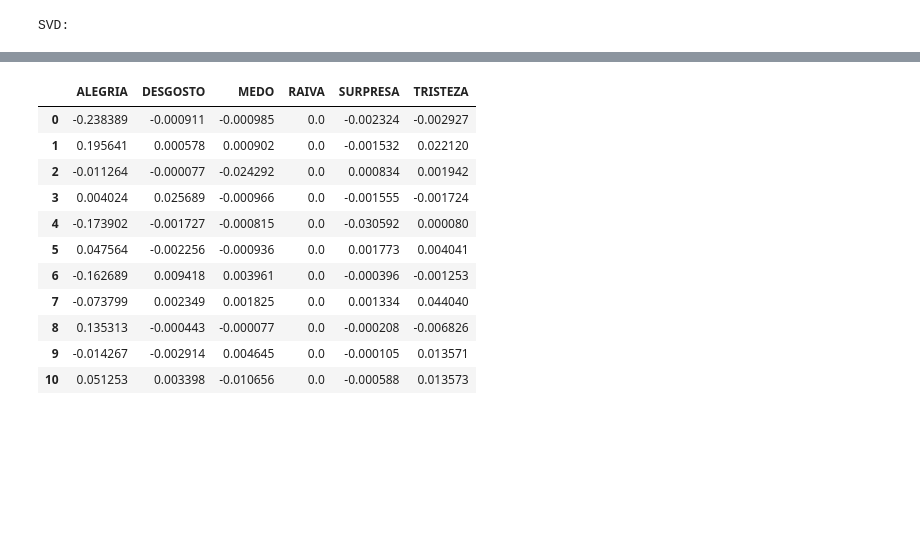
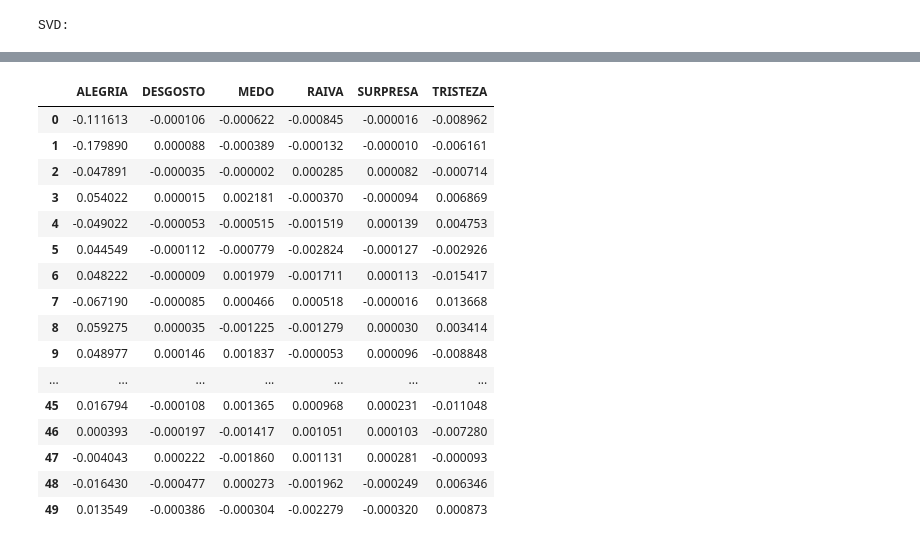
Before and after one commit to rdenadai/TxtP-Study-Notebooks, a Jupyter notebook: notebooks/text_classification_example.ipynb, the cells around one changed output, grey strips where cells are left out. Cells and saved outputs as stored; diff of their text form; code cells hidden in the pictures; blank space fills up the shorter version.

```diff
--- a/notebooks/text_classification_example.ipynb
+++ b/notebooks/text_classification_example.ipynb
@@ -523,5 +523,5 @@ Count:
 # %%
-rank = 50
+rank = 150
 USE = True
 X = X_count if USE else X_tfidf
 weights = weights_count if USE else weights_tfidf
@@ -530,7 +530,7 @@ vectorizer = vec_count if USE else vec_tfidf
 print('SVD: ')
 AC = copy.deepcopy(X.toarray().T)
 u, s, v = np.linalg.svd(AC, full_matrices=False)
-u, s, v = u[:, :rank], np.diag(s)[:rank, :rank], v[:rank, :]
+u, v = u[:, :rank], v[:rank, :] # s[:rank], v[:rank, :]
 rank = u.shape[1]
 
 # print('Original and SVD equals: ', np.allclose(AC, np.dot(u, np.dot(np.diag(s), v))))
@@ -582,9 +588,9 @@ Matriz VT:
 # %%
 %%cython
+import numpy as np
 cimport numpy as np
-import numpy as np
 
-def calculate_emotional_state(u, dict idx, dict emotion_words, weights, int rank):
+def calculate_emotional_state_int1(u, dict idx, dict emotion_words, weights, int rank):
 # def calculate_emotional_state(u, idx, emotion_words, weights, rank):
     cdef int k
     cdef int i
@@ -593,7 +599,17 @@ def calculate_emotional_state(u, dict idx, dict emotion_words, weights, int rank
     for k, values in enumerate(emotion_words.values()):
         for value in values:
             for i in range(rank):
-                indexes = filter(None, [e if value in inx else None for e, inx in enumerate(idx.keys())])
+                indexes = [e for e, inx in enumerate(idx.keys()) if value in inx]
                 wv[i][k] += np.sum([u[index][i] * weights.iloc[index].values for index in indexes])
     return wv / rank
+
+
+def calculate_sentiment_weights2(list words, int dims, u, weights, dict idx):
+    cdef int i
+    wv = np.zeros((dims))
+    for value in words:
+        for i in range(dims):
+            indexes = [e for e, inx in enumerate(idx.keys()) if value in inx]
+            wv[i] += sum([sum(u[index][i] * weights.iloc[index].values) for index in indexes])
+    return wv / dims
 # %%
@@ -614,6 +627,20 @@ def calculate_emotional_state_int(u, idx, emotion_words, weights, rank):
         calc_weights = procs.map(f, emotion_words.values(), chunksize=25)
         wv = np.asarray(list(calc_weights))
     return wv.T
+# %%
+def work(words, dims, u, weights, idx):
+    return calculate_sentiment_weights2(words, dims, u, weights, idx)
+
+def calculate_emotional_state_int3(u, idx, emotion_words, weights, dims):
+    with concurrent.futures.ProcessPoolExecutor() as procs:
+        f = partial(work, dims=dims, u=u, weights=weights, idx=idx)
+        calc_weights = procs.map(f, list(emotion_words.values()))
+        return np.asarray(list(calc_weights)).T
+#         wv = np.zeros((dims, len(emotion_words.keys())))
+#         for k, values in enumerate(emotion_words.values()):
+#             future = procs.submit(work, values, dims, u, weights, idx)
+#             wv[:, k] = future.result()
+#         return wv
 # %%
 # idx = { w:i for i, w in enumerate(weights.index.get_values())}
 # for key, values in emotion_words.items():
@@ -625,22 +652,27 @@ def calculate_emotional_state_int(u, idx, emotion_words, weights, rank):
 idx = {w: i for i, w in enumerate(weights.index.get_values())}
 lista_palavras = idx.keys()
 for key, values in emotion_words.items():
-    emotion_words[key] = list(filter(None, [value if value in lista_palavras else None for value in values]))
+    emotion_words[key] = list(filter(None, set([value if value in lista_palavras else None for value in values])))
 # %%
-wv = calculate_emotional_state(u, idx, emotion_words, weights, rank)
+wv = calculate_emotional_state_int3(u, idx, emotion_words, weights, rank)
 df = pd.DataFrame(wv, columns=emotion_words.keys())
 display(df.head(50))
 # %% [output]
 |  | ALEGRIA | DESGOSTO | MEDO | RAIVA | SURPRESA | TRISTEZA |
-| 0 | -0.238389 | -0.000911 | -0.000985 | 0.0 | -0.002324 | -0.002927 |
-| 1 | 0.195641 | 0.000578 | 0.000902 | 0.0 | -0.001532 | 0.022120 |
-| 2 | -0.011264 | -0.000077 | -0.024292 | 0.0 | 0.000834 | 0.001942 |
-| 3 | 0.004024 | 0.025689 | -0.000966 | 0.0 | -0.001555 | -0.001724 |
-| 4 | -0.173902 | -0.001727 | -0.000815 | 0.0 | -0.030592 | 0.000080 |
-| 5 | 0.047564 | -0.002256 | -0.000936 | 0.0 | 0.001773 | 0.004041 |
-| 6 | -0.162689 | 0.009418 | 0.003961 | 0.0 | -0.000396 | -0.001253 |
-| 7 | -0.073799 | 0.002349 | 0.001825 | 0.0 | 0.001334 | 0.044040 |
-| 8 | 0.135313 | -0.000443 | -0.000077 | 0.0 | -0.000208 | -0.006826 |
-| 9 | -0.014267 | -0.002914 | 0.004645 | 0.0 | -0.000105 | 0.013571 |
-| 10 | 0.051253 | 0.003398 | -0.010656 | 0.0 | -0.000588 | 0.013573 |
+| 0 | -0.111613 | -0.000106 | -0.000622 | -0.000845 | -0.000016 | -0.008962 |
+| 1 | -0.179890 | 0.000088 | -0.000389 | -0.000132 | -0.000010 | -0.006161 |
+| 2 | -0.047891 | -0.000035 | -0.000002 | 0.000285 | 0.000082 | -0.000714 |
+| 3 | 0.054022 | 0.000015 | 0.002181 | -0.000370 | -0.000094 | 0.006869 |
+| 4 | -0.049022 | -0.000053 | -0.000515 | -0.001519 | 0.000139 | 0.004753 |
+| 5 | 0.044549 | -0.000112 | -0.000779 | -0.002824 | -0.000127 | -0.002926 |
+| 6 | 0.048222 | -0.000009 | 0.001979 | -0.001711 | 0.000113 | -0.015417 |
+| 7 | -0.067190 | -0.000085 | 0.000466 | 0.000518 | -0.000016 | 0.013668 |
+| 8 | 0.059275 | 0.000035 | -0.001225 | -0.001279 | 0.000030 | 0.003414 |
+| 9 | 0.048977 | 0.000146 | 0.001837 | -0.000053 | 0.000096 | -0.008848 |
+| ... | ... | ... | ... | ... | ... | ... |
+| 45 | 0.016794 | -0.000108 | 0.001365 | 0.000968 | 0.000231 | -0.011048 |
+| 46 | 0.000393 | -0.000197 | -0.001417 | 0.001051 | 0.000103 | -0.007280 |
+| 47 | -0.004043 | 0.000222 | -0.001860 | 0.001131 | 0.000281 | -0.000093 |
+| 48 | -0.016430 | -0.000477 | 0.000273 | -0.001962 | -0.000249 | 0.006346 |
+| 49 | 0.013549 | -0.000386 | -0.000304 | -0.002279 | -0.000320 | 0.000873 |
 # %%
```
Also changed, not shown: parts of 19 cells of this notebook.
